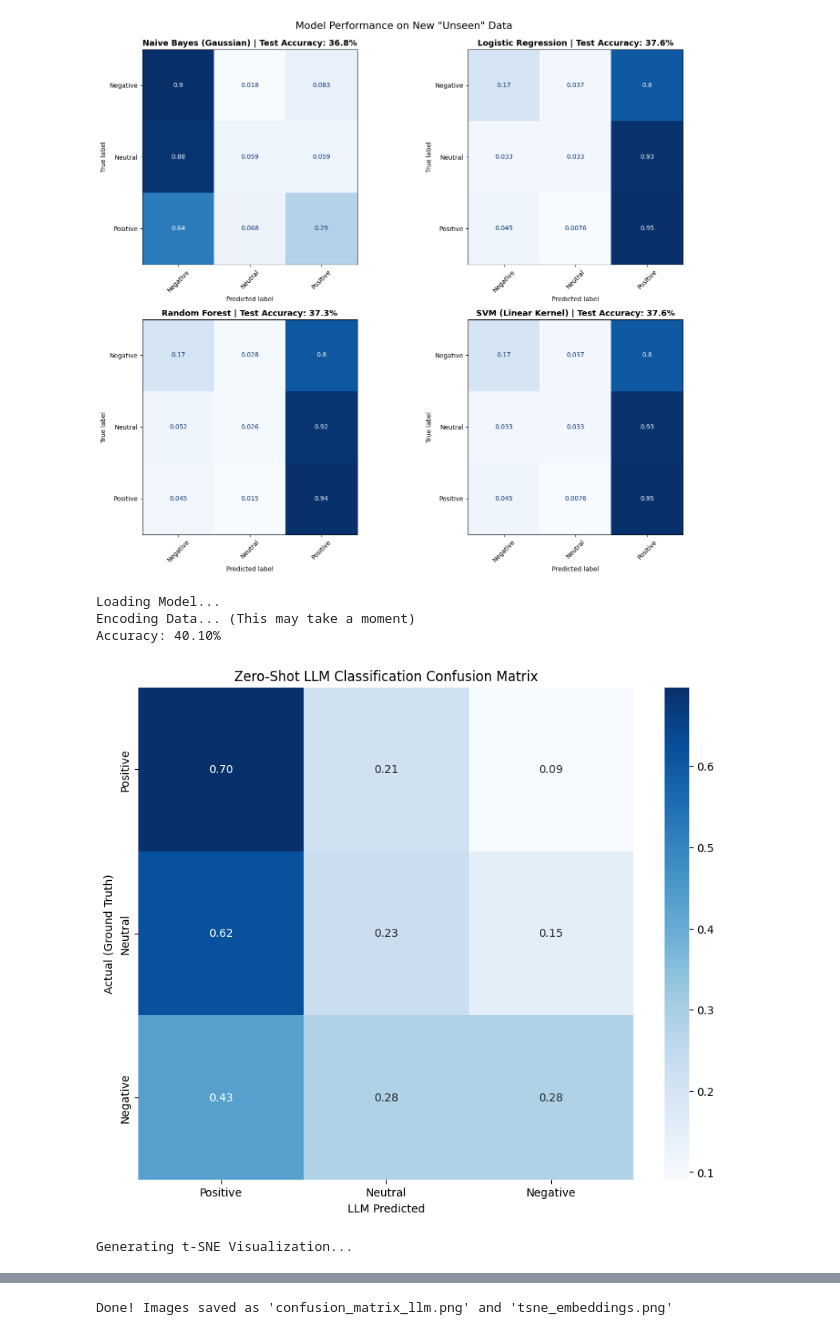
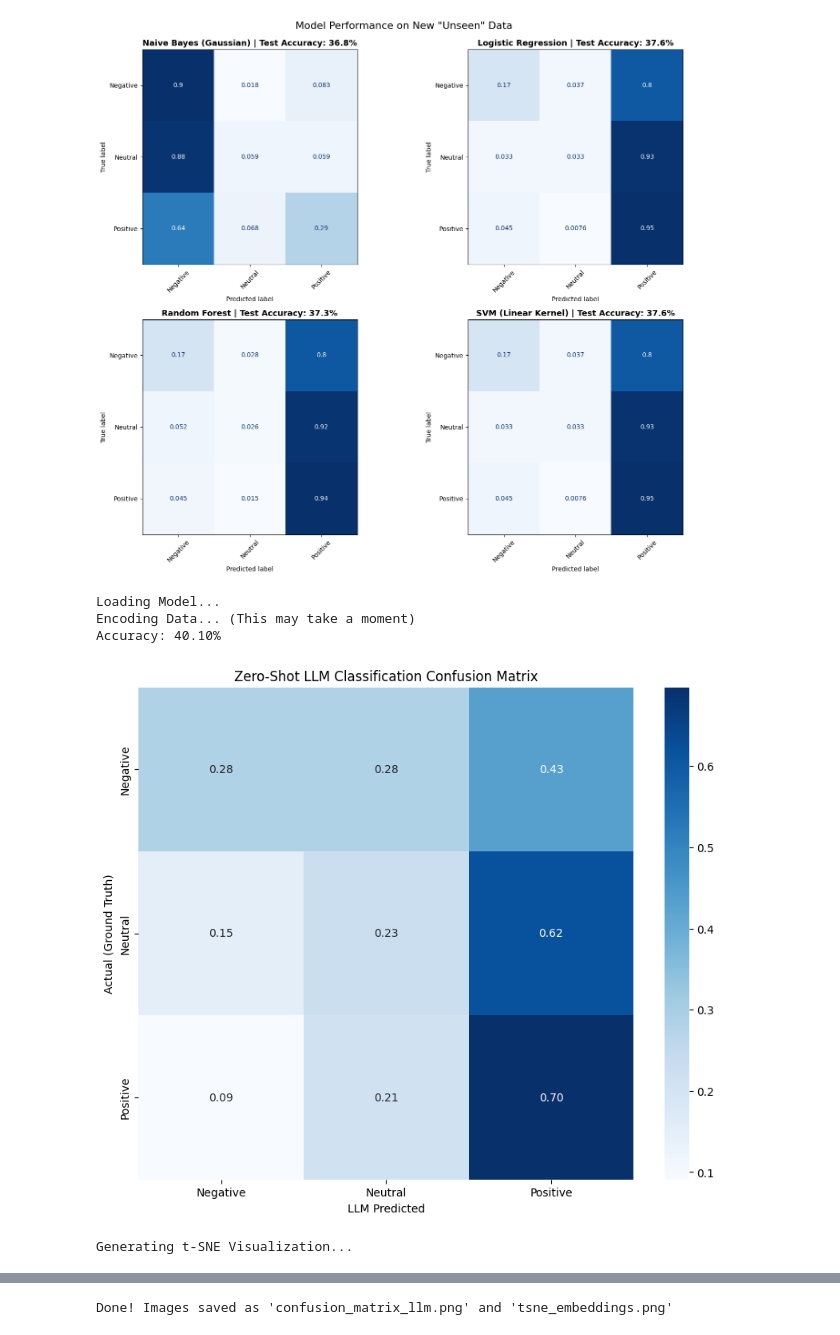
Before and after one commit to yaasamiiiin/Sentiment_Analysis_NYUDSFall2025, a Jupyter notebook: notebooks/01-data-eda-with-generalization.ipynb, the cells around one changed output, grey strips where cells are left out. Saved outputs shown, nothing was run; the diff lists cells and outputs as text; code cells hidden in the pictures.

```diff
--- a/notebooks/01-data-eda-with-generalization.ipynb
+++ b/notebooks/01-data-eda-with-generalization.ipynb
@@ -1532,7 +1715,7 @@ print("Loading Model...")
 model = SentenceTransformer('all-mpnet-base-v2')#'all-MiniLM-L6-v2')
 
 # Define the Labels you want to predict
-candidate_labels = ["Positive", "Neutral", "Negative"]
+candidate_labels = ["Negative", "Neutral", "Positive"]
 
 print("Encoding Data... (This may take a moment)")
 
@@ -1582,34 +1765,34 @@ plt.show()
 # 5. VISUALIZATION 2: t-SNE CLUSTERS
 # ---------------------------------------------------------
 print("Generating t-SNE Visualization...")
 
 # Reduce dimensions from 384 to 2
 tsne = TSNE(n_components=2, random_state=42, perplexity=30, init='pca', learning_rate='auto')
 vis_dims = tsne.fit_transform(corpus_embeddings.cpu().numpy())
 
 # Create a clean dataframe for plotting
 vis_df = pd.DataFrame({
     'x': vis_dims[:, 0],
     'y': vis_dims[:, 1],
     'Sentiment': df_test['Sentiment_Group'] # Color by ACTUAL sentiment to show clustering
 })
 
 plt.figure(figsize=(12, 10))
 sns.scatterplot(data=vis_df, x='x', y='y', hue='Sentiment', palette='tab10', alpha=0.7, s=100)
 plt.title('Semantic Embeddings: How the LLM "Sees" Sentiment')
 plt.xlabel('t-SNE Dimension 1')
 plt.ylabel('t-SNE Dimension 2')
 plt.legend(bbox_to_anchor=(1.05, 1), loc='upper left')
 plt.tight_layout()
 plt.savefig('tsne_embeddings.png')
 plt.show()
 
 print("Done! Images saved as 'confusion_matrix_llm.png' and 'tsne_embeddings.png'")
 # %% [output]
 Loading Model...
 Encoding Data... (This may take a moment)
 Accuracy: 40.10%
-[figure, old version]
+[figure, new version]
 Generating t-SNE Visualization...
 [figure]
 Done! Images saved as 'confusion_matrix_llm.png' and 'tsne_embeddings.png'
```
Also changed, not shown: parts of 5 cells of this notebook, 1 other file.
